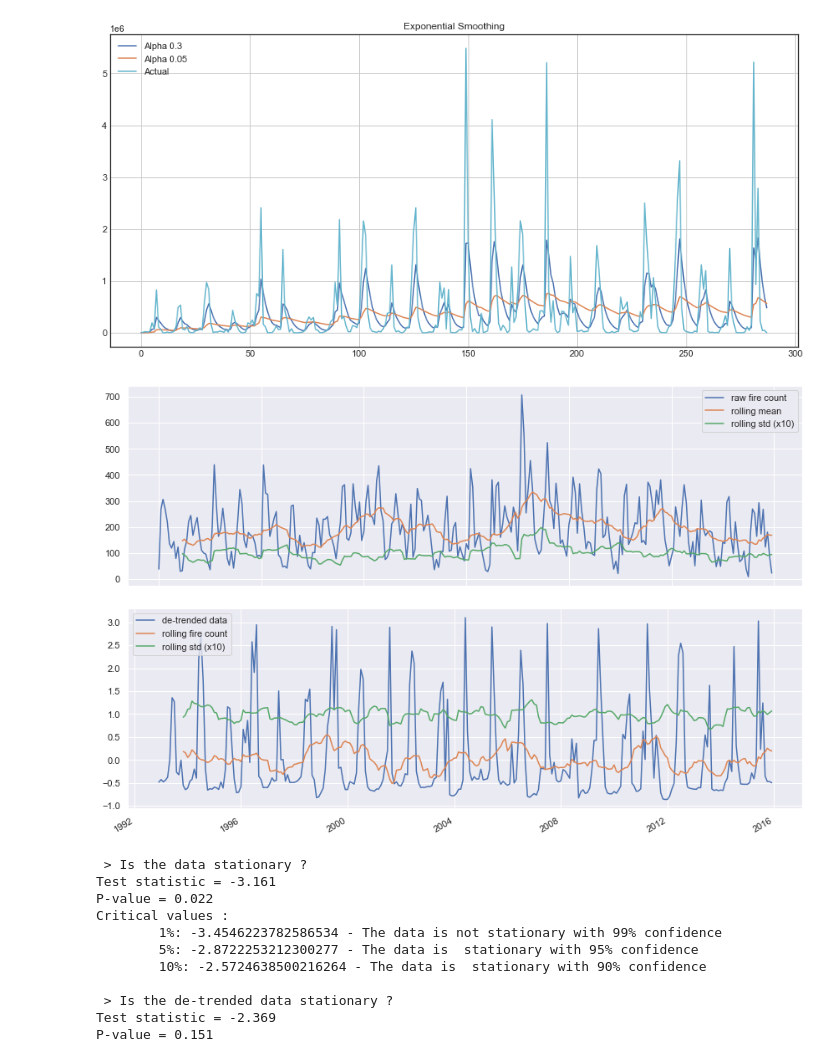
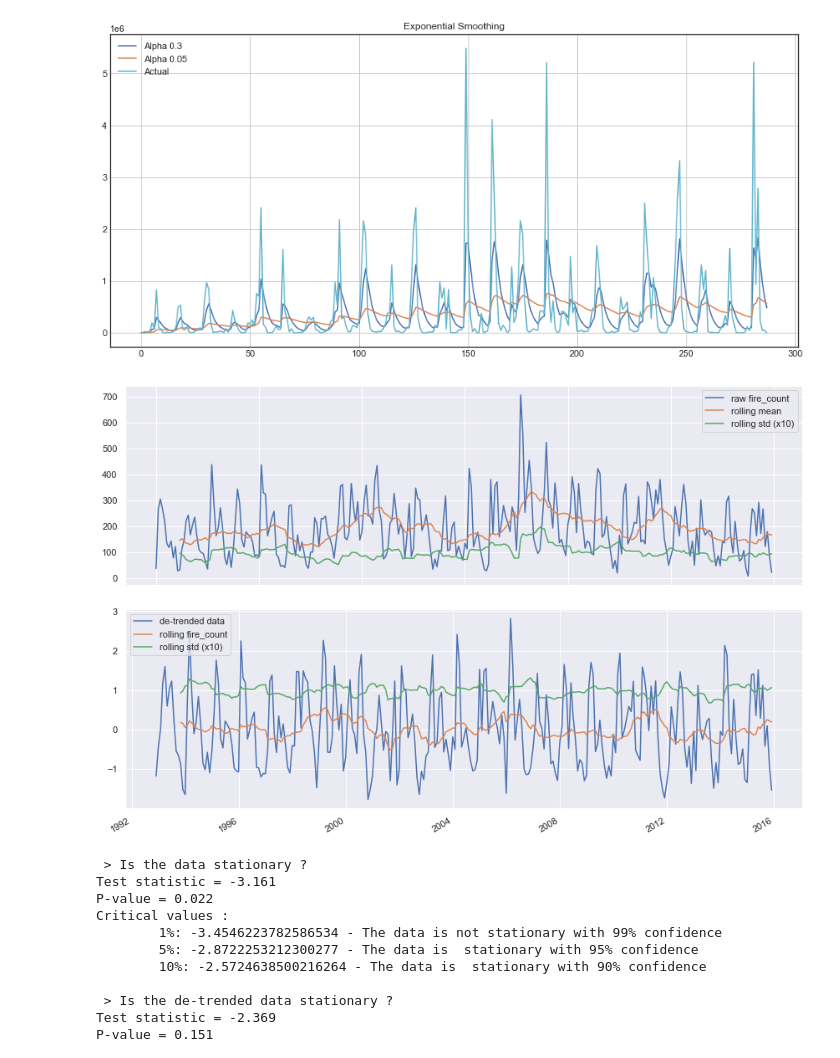
Before and after one commit to Pavelevivan/MultivariateAnalysis, a Jupyter notebook: task_4.ipynb, the cells around one changed output. Drawn from its saved outputs; the diff is of its cells as text; code cells hidden in the pictures.

```diff
--- a/task_4.ipynb
+++ b/task_4.ipynb
@@ -229,29 +235,29 @@ data['exp_fire_size'] = exponential_smoothing(data['fire_size'], 0.3)
 # %%
 # data['z_data'] = (data['fire_count'] - data['fire_count'].rolling(window=12).mean()) / data['fire_count'].rolling(window=12).std()
 # data['zp_data'] = data['z_data'] - data['z_data'].shift(12)
 
 def plot_rolling(df, column):
     fig, ax = plt.subplots(2,figsize=(12, 9))
-    ax[0].plot(df.index, df[column], label='raw fire count')
+    ax[0].plot(df.index, df[column], label=f'raw {column}')
     ax[0].plot(df[column].rolling(window=12).mean(), label="rolling mean");
     ax[0].plot(df[column].rolling(window=12).std(), label="rolling std (x10)");
     ax[0].legend()
 
-    ax[1].plot(df.index, df.z_data, label="de-trended data")
-    ax[1].plot(df[f'{column}_z_data'].rolling(window=12).mean(), label="rolling fire count");
+    ax[1].plot(df.index, df[f'{column}_z_data'], label="de-trended data")
+    ax[1].plot(df[f'{column}_z_data'].rolling(window=12).mean(), label=f"rolling {column}");
     ax[1].plot(df[f'{column}_z_data'].rolling(window=12).std(), label="rolling std (x10)");
     ax[1].legend()
 
 
     plt.tight_layout()
     fig.autofmt_xdate()
 
 data['fire_count_z_data'] = (data['fire_count'] - data['fire_count'].rolling(window=12).mean()) / data['fire_count'].rolling(window=12).std()
-data['fire_count_zp_data'] = data['z_data'] - data['z_data'].shift(12)
+data['fire_count_zp_data'] = data['fire_count_z_data'] - data['fire_count_z_data'].shift(12)
 data['mean_fire_count'] = data['fire_count'].rolling(window=12).mean()
 plot_rolling(data, 'fire_count')
 # %% [output]
-[figure, old version]
+[figure, new version]
 # %%
 def check_stationarity(data, column):
     print(" > Is the data stationary ?")
```
Also changed, not shown: parts of 16 cells of this notebook.
